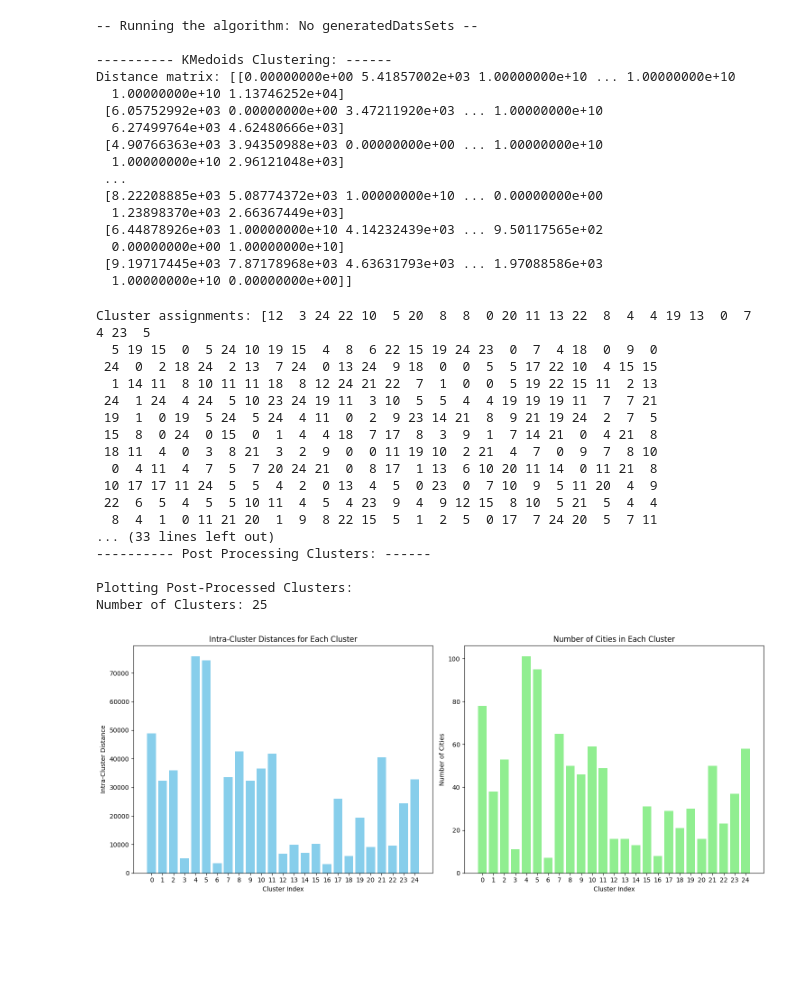
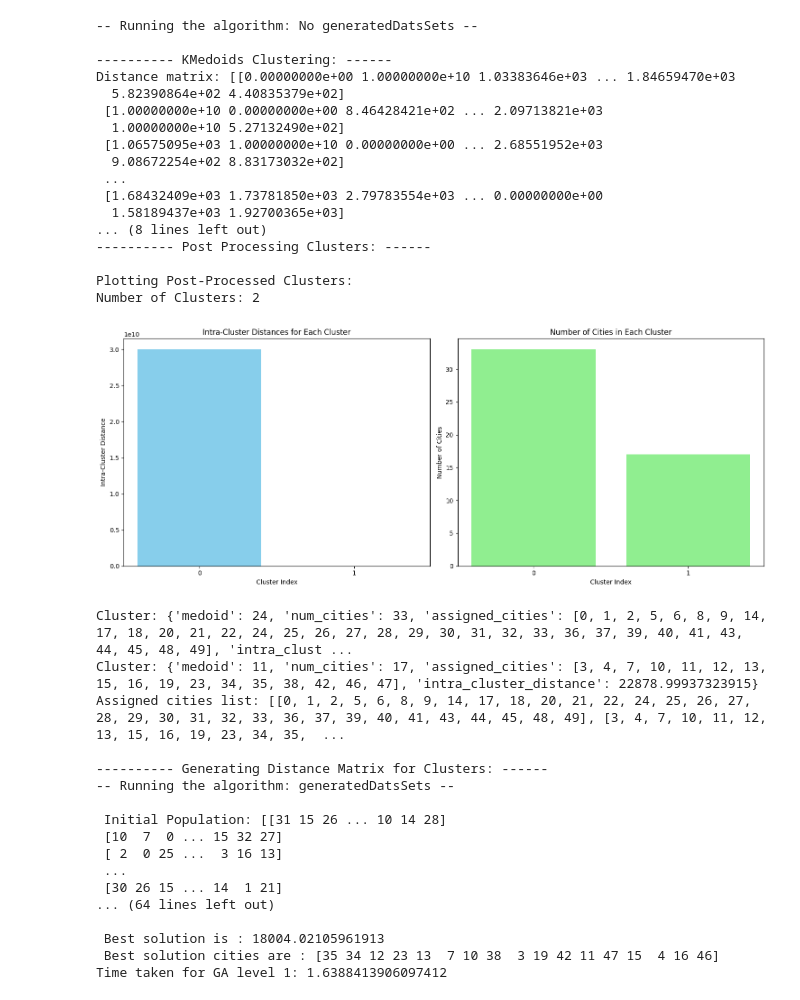
Before and after one commit to piergili0611/KuL_MAI_GeneticAlgorithm_TSP, a Jupyter notebook: GA_Notebook.ipynb, the cells around one changed output. Saved outputs shown, nothing was run; the diff lists cells and outputs as text; code cells hidden in the pictures; blank space fills up the shorter version.

```diff
--- a/GA_Notebook.ipynb
+++ b/GA_Notebook.ipynb
@@ -3,42 +3,43 @@ from r0818807 import r0818807
 # %%
 c = r0818807()
 #c.optimize(filename='tour50.csv')
-filename = 'tour1000.csv'
+filename = 'tour50.csv'
 # %%
 #c.test_k_means_algorithm(filename=filename)
-c.run(filename=filename,generateDataSets=False,clusters=True)
+c.run(filename=filename,generateDataSets=True,clusters=True)
 # %% [output]
 -- Running the algorithm: No generatedDatsSets --
 
 ---------- KMedoids Clustering: ------
-Distance matrix: [[0.00000000e+00 5.41857002e+03 1.00000000e+10 ... 1.00000000e+10
-  1.00000000e+10 1.13746252e+04]
- [6.05752992e+03 0.00000000e+00 3.47211920e+03 ... 1.00000000e+10
-  6.27499764e+03 4.62480666e+03]
- [4.90766363e+03 3.94350988e+03 0.00000000e+00 ... 1.00000000e+10
-  1.00000000e+10 2.96121048e+03]
+Distance matrix: [[0.00000000e+00 1.00000000e+10 1.03383646e+03 ... 1.84659470e+03
+  5.82390864e+02 4.40835379e+02]
+ [1.00000000e+10 0.00000000e+00 8.46428421e+02 ... 2.09713821e+03
+  1.00000000e+10 5.27132490e+02]
+ [1.06575095e+03 1.00000000e+10 0.00000000e+00 ... 2.68551952e+03
+  9.08672254e+02 8.83173032e+02]
  ...
- [8.22208885e+03 5.08774372e+03 1.00000000e+10 ... 0.00000000e+00
-  1.23898370e+03 2.66367449e+03]
- [6.44878926e+03 1.00000000e+10 4.14232439e+03 ... 9.50117565e+02
-  0.00000000e+00 1.00000000e+10]
- [9.19717445e+03 7.87178968e+03 4.63631793e+03 ... 1.97088586e+03
-  1.00000000e+10 0.00000000e+00]]
+ [1.68432409e+03 1.73781850e+03 2.79783554e+03 ... 0.00000000e+00
+  1.58189437e+03 1.92700365e+03]
+... (8 lines left out)
+---------- Post Processing Clusters: ------
+
+Plotting Post-Processed Clusters:
+Number of Clusters: 2
+[figure, new version]
-Cluster assignments: [12  3 24 22 10  5 20  8  8  0 20 11 13 22  8  4  4 19 13  0  7  4 23  5
-  5 19 15  0  5 24 10 19 15  4  8  6 22 15 19 24 23  0  7  4 18  0  9  0
- 24  0  2 18 24  2 13  7 24  0 13 24  9 18  0  0  5  5 17 22 10  4 15 15
-  1 14 11  8 10 11 11 18  8 12 24 21 22  7  1  0  0  5 19 22 15 11  2 13
- 24  1 24  4 24  5 10 23 24 19 11  3 10  5  5  4  4 19 19 19 11  7  7 21
- 19  1  0 19  5 24  5 24  4 11  0  2  9 23 14 21  8  9 21 19 24  2  7  5
- 15  8  0 24  0 15  0  1  4  4 18  7 17  8  3  9  1  7 14 21  0  4 21  8
- 18 11  4  0  3  8 21  3  2  9  0  0 11 19 10  2 21  4  7  0  9  7  8 10
-  0  4 11  4  7  5  7 20 24 21  0  8 17  1 13  6 10 20 11 14  0 11 21  8
- 10 17 17 11 24  5  5  4  2  0 13  4  5  0 23  0  7 10  9  5 11 20  4  9
- 22  6  5  4  5  5 10 11  4  5  4 23  9  4  9 12 15  8 10  5 21  5  4  4
-  8  4  1  0 11 21 20  1  9  8 22 15  5  1  2  5  0 17  7 24 20  5  7 11
-... (33 lines left out)
----------- Post Processing Clusters: ------
+Cluster: {'medoid': 24, 'num_cities': 33, 'assigned_cities': [0, 1, 2, 5, 6, 8, 9, 14, 17, 18, 20, 21, 22, 24, 25, 26, 27, 28, 29, 30, 31, 32, 33, 36, 37, 39, 40, 41, 43, 44, 45, 48, 49], 'intra_clust ...
+Cluster: {'medoid': 11, 'num_cities': 17, 'assigned_cities': [3, 4, 7, 10, 11, 12, 13, 15, 16, 19, 23, 34, 35, 38, 42, 46, 47], 'intra_cluster_distance': 22878.99937323915}
+Assigned cities list: [[0, 1, 2, 5, 6, 8, 9, 14, 17, 18, 20, 21, 22, 24, 25, 26, 27, 28, 29, 30, 31, 32, 33, 36, 37, 39, 40, 41, 43, 44, 45, 48, 49], [3, 4, 7, 10, 11, 12, 13, 15, 16, 19, 23, 34, 35,  ...
 
-Plotting Post-Processed Clusters:
-Number of Clusters: 25
+---------- Generating Distance Matrix for Clusters: ------
+-- Running the algorithm: generatedDatsSets --
+
+ Initial Population: [[31 15 26 ... 10 14 28]
+ [10  7  0 ... 15 32 27]
+ [ 2  0 25 ...  3 16 13]
+ ...
+ [30 26 15 ... 14  1 21]
+... (64 lines left out)
+
+ Best solution is : 18004.02105961913
+ Best solution cities are : [35 34 12 23 13  7 10 38  3 19 42 11 47 15  4 16 46]
+Time taken for GA level 1: 1.6388413906097412
-[figure, old version]
```
Also changed, not shown: parts of 1 cell of this notebook, 2 other files.
